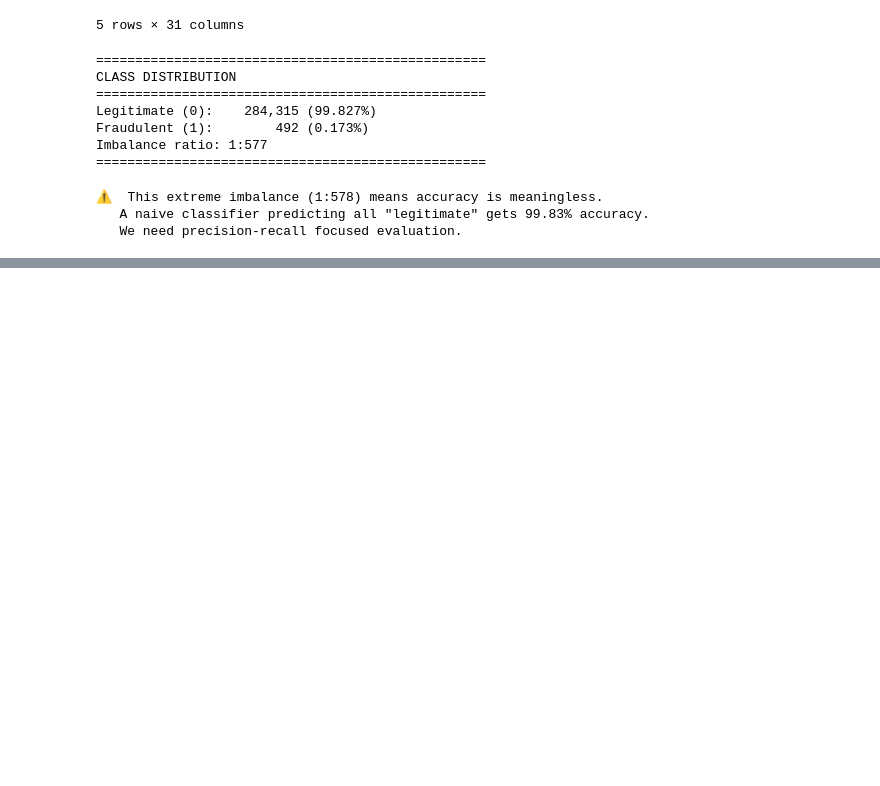
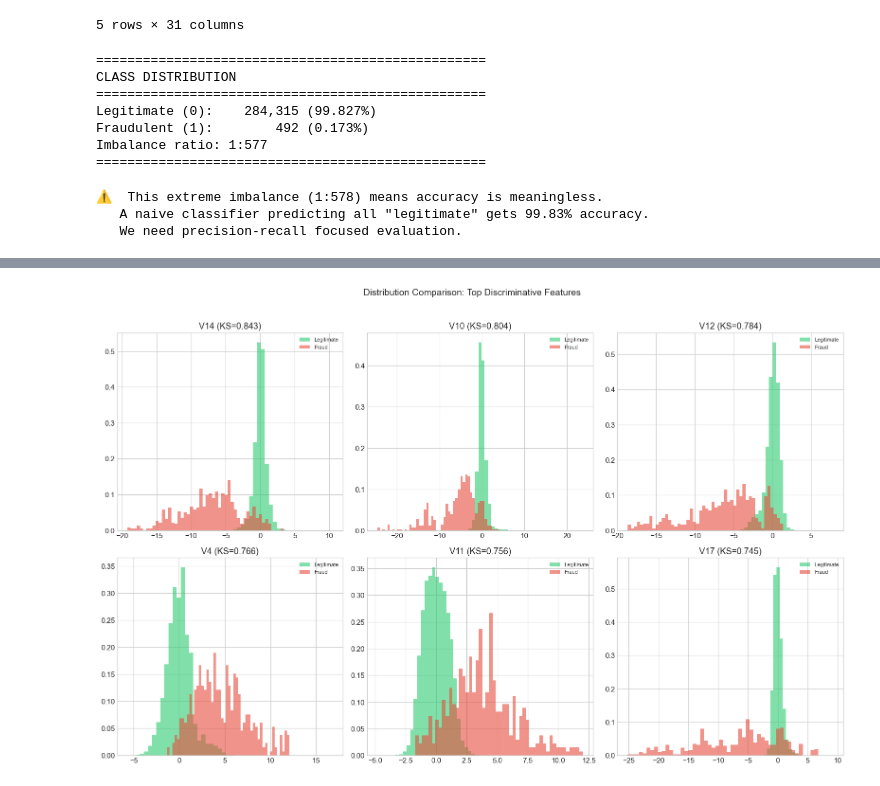
Before and after one commit to rushibankar3/Credit-card-fraud-detection-, a Jupyter notebook: credit-card-fraud-detection.ipynb, the cells around one changed output, grey strips where cells are left out. Drawn from its saved outputs; the diff is of its cells as text; code cells hidden in the pictures; blank space fills up the shorter version.

```diff
--- a/credit-card-fraud-detection.ipynb
+++ b/credit-card-fraud-detection.ipynb
@@ -190 +223,25 @@ print(f'\n🔑 Top discriminative features: {", ".join(top_features)}')
 🔑 Top discriminative features: V14, V10, V12, V4, V11, V17, V3, V16
+# %%
+# Distribution comparison for top 6 most discriminative features
+top_6 = ks_df.head(6)['Feature'].tolist()
+
+fig, axes = plt.subplots(2, 3, figsize=(16, 10))
+axes = axes.flatten()
+
+for i, feat in enumerate(top_6):
+    ax = axes[i]
+    legit_vals = df[df['Class']==0][feat]
+    fraud_vals = df[df['Class']==1][feat]
+
+    ax.hist(legit_vals, bins=50, alpha=0.6, label='Legitimate',
+            color='#2ecc71', density=True)
+    ax.hist(fraud_vals, bins=50, alpha=0.6, label='Fraud',
+            color='#e74c3c', density=True)
+    ax.set_title(f'{feat} (KS={ks_df[ks_df["Feature"]==feat]["KS_Statistic"].values[0]:.3f})')
+    ax.legend(fontsize=8)
+
+plt.suptitle('Distribution Comparison: Top Discriminative Features', fontsize=14, y=1.02)
+plt.tight_layout()
+plt.show()
+# %% [output]
+[figure, added]
```
Also changed, not shown: parts of 10 cells of this notebook.
